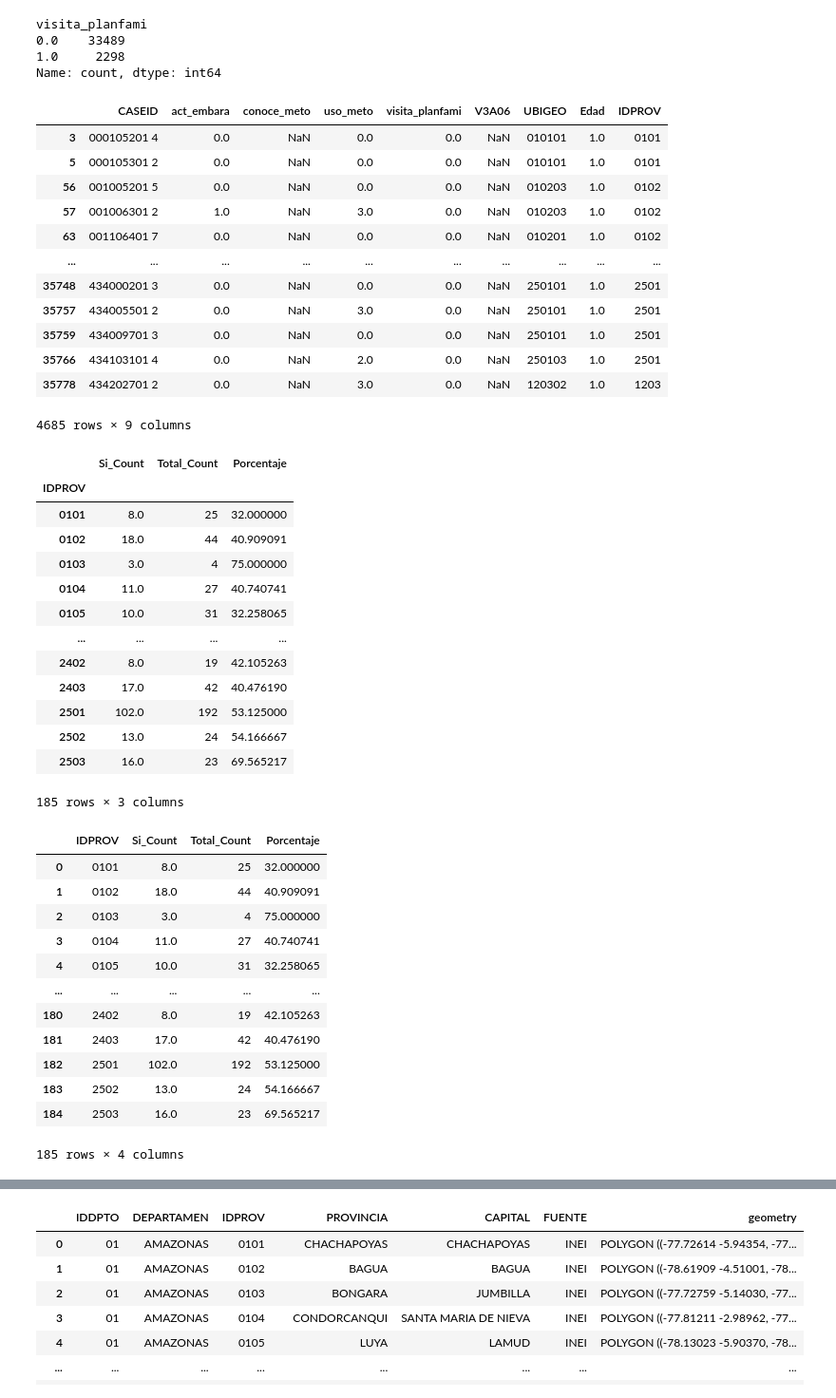
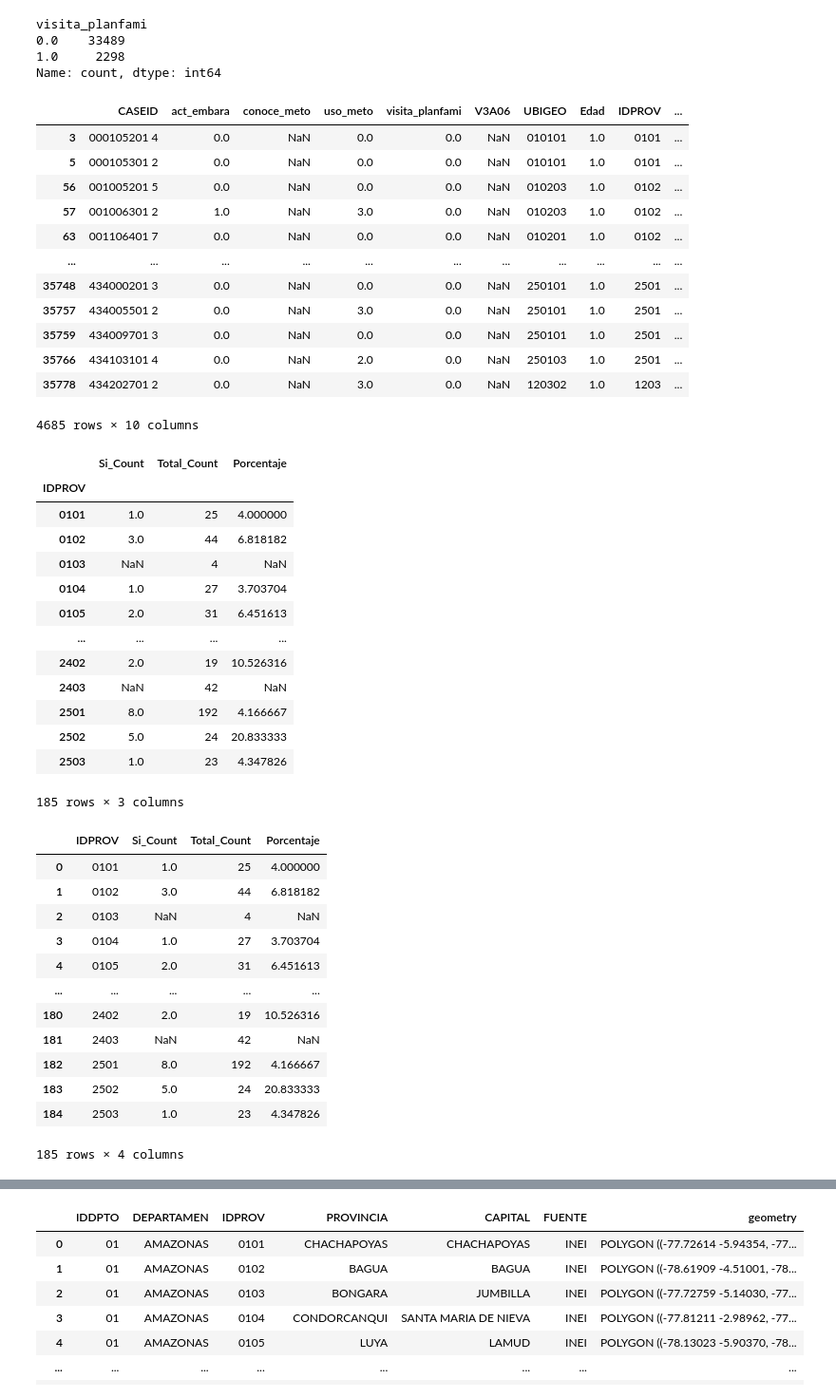
Before and after one commit to Proyecto-Magallanes/Dashboard, a Jupyter notebook: ENDES_ Limpieza.ipynb, the cells around one changed output, grey strips where cells are left out. Shown at 95% size. Saved outputs shown, nothing was run; the diff lists cells and outputs as text; code cells hidden in the pictures.

```diff
--- a/ENDES_ Limpieza.ipynb
+++ b/ENDES_ Limpieza.ipynb
@@ -66,6 +66,7 @@ endes2022
 35787 rows × 8 columns
 # %%
 endes2022['IDPROV'] = endes2022['UBIGEO'].astype(str).str[:4]
+endes2022['IDDPTO'] = endes2022['UBIGEO'].astype(str).str[:2]
 # %%
 nuevos_nombres = {'V213': 'act_embara', 'V301': 'conoce_meto', 'V302': 'uso_meto', 'V393': 'visita_planfami', 'V3A04':'info_meto',
                 'V013': 'Edad'}
@@ -83,48 +84,48 @@ teens = endes2022['Edad']==1
 solo_teens =endes2022[teens]
 solo_teens
 # %% [output]
-|  | CASEID | act_embara | conoce_meto | uso_meto | visita_planfami | V3A06 | UBIGEO | Edad | IDPROV |
-| 3 | 000105201 4 | 0.0 | NaN | 0.0 | 0.0 | NaN | 010101 | 1.0 | 0101 |
-| 5 | 000105301 2 | 0.0 | NaN | 0.0 | 0.0 | NaN | 010101 | 1.0 | 0101 |
-| 56 | 001005201 5 | 0.0 | NaN | 0.0 | 0.0 | NaN | 010203 | 1.0 | 0102 |
-| 57 | 001006301 2 | 1.0 | NaN | 3.0 | 0.0 | NaN | 010203 | 1.0 | 0102 |
-| 63 | 001106401 7 | 0.0 | NaN | 0.0 | 0.0 | NaN | 010201 | 1.0 | 0102 |
-| ... | ... | ... | ... | ... | ... | ... | ... | ... | ... |
-| 35748 | 434000201 3 | 0.0 | NaN | 0.0 | 0.0 | NaN | 250101 | 1.0 | 2501 |
-| 35757 | 434005501 2 | 0.0 | NaN | 3.0 | 0.0 | NaN | 250101 | 1.0 | 2501 |
-| 35759 | 434009701 3 | 0.0 | NaN | 0.0 | 0.0 | NaN | 250101 | 1.0 | 2501 |
-| 35766 | 434103101 4 | 0.0 | NaN | 2.0 | 0.0 | NaN | 250103 | 1.0 | 2501 |
-| 35778 | 434202701 2 | 0.0 | NaN | 3.0 | 0.0 | NaN | 120302 | 1.0 | 1203 |
+|  | CASEID | act_embara | conoce_meto | uso_meto | visita_planfami | V3A06 | UBIGEO | Edad | IDPROV | ... |
+| 3 | 000105201 4 | 0.0 | NaN | 0.0 | 0.0 | NaN | 010101 | 1.0 | 0101 | ... |
+| 5 | 000105301 2 | 0.0 | NaN | 0.0 | 0.0 | NaN | 010101 | 1.0 | 0101 | ... |
+| 56 | 001005201 5 | 0.0 | NaN | 0.0 | 0.0 | NaN | 010203 | 1.0 | 0102 | ... |
+| 57 | 001006301 2 | 1.0 | NaN | 3.0 | 0.0 | NaN | 010203 | 1.0 | 0102 | ... |
+| 63 | 001106401 7 | 0.0 | NaN | 0.0 | 0.0 | NaN | 010201 | 1.0 | 0102 | ... |
+| ... | ... | ... | ... | ... | ... | ... | ... | ... | ... | ... |
+| 35748 | 434000201 3 | 0.0 | NaN | 0.0 | 0.0 | NaN | 250101 | 1.0 | 2501 | ... |
+| 35757 | 434005501 2 | 0.0 | NaN | 3.0 | 0.0 | NaN | 250101 | 1.0 | 2501 | ... |
+| 35759 | 434009701 3 | 0.0 | NaN | 0.0 | 0.0 | NaN | 250101 | 1.0 | 2501 | ... |
+| 35766 | 434103101 4 | 0.0 | NaN | 2.0 | 0.0 | NaN | 250103 | 1.0 | 2501 | ... |
+| 35778 | 434202701 2 | 0.0 | NaN | 3.0 | 0.0 | NaN | 120302 | 1.0 | 1203 | ... |
-4685 rows × 9 columns
+4685 rows × 10 columns
 # %%
 solo_teens = solo_teens.copy()
-solo_teens['uso_meto'] = solo_teens['uso_meto'].replace({3: 'Si', 2: 'No', 1: 'Si', 0: 'No'})
+solo_teens['act_embara'] = solo_teens['act_embara'].replace({3: 'Si', 2: 'No', 1: 'Si', 0: 'No'})
 # %%
-si_por_provincia = solo_teens[solo_teens['uso_meto'] == 'Si']['IDPROV'].value_counts()
+si_por_provincia = solo_teens[solo_teens['act_embara'] == 'Si']['IDPROV'].value_counts()
 
 # Obtener el conteo total por provincia
 total_por_provincia = solo_teens['IDPROV'].value_counts()
 
 # Combinar las series en un nuevo DataFrame
 data_prov = pd.DataFrame({'Si_Count': si_por_provincia, 'Total_Count': total_por_provincia})
 
 # Calcular el porcentaje de 'Si' por provincia
 data_prov['Porcentaje'] = (data_prov['Si_Count'] / data_prov['Total_Count']) * 100
 data_prov
 # %% [output]
 |  | Si_Count | Total_Count | Porcentaje |
 | IDPROV |  |  |  |
-| 0101 | 8.0 | 25 | 32.000000 |
-| 0102 | 18.0 | 44 | 40.909091 |
-| 0103 | 3.0 | 4 | 75.000000 |
-| 0104 | 11.0 | 27 | 40.740741 |
-| 0105 | 10.0 | 31 | 32.258065 |
+| 0101 | 1.0 | 25 | 4.000000 |
+| 0102 | 3.0 | 44 | 6.818182 |
+| 0103 | NaN | 4 | NaN |
+| 0104 | 1.0 | 27 | 3.703704 |
+| 0105 | 2.0 | 31 | 6.451613 |
 | ... | ... | ... | ... |
-| 2402 | 8.0 | 19 | 42.105263 |
-| 2403 | 17.0 | 42 | 40.476190 |
-| 2501 | 102.0 | 192 | 53.125000 |
-| 2502 | 13.0 | 24 | 54.166667 |
-| 2503 | 16.0 | 23 | 69.565217 |
+| 2402 | 2.0 | 19 | 10.526316 |
+| 2403 | NaN | 42 | NaN |
+| 2501 | 8.0 | 192 | 4.166667 |
+| 2502 | 5.0 | 24 | 20.833333 |
+| 2503 | 1.0 | 23 | 4.347826 |
 185 rows × 3 columns
 # %%
 data_prov= data_prov.reset_index(drop=False).\
@@ -132,17 +133,17 @@ data_prov= data_prov.reset_index(drop=False).\
 data_prov
 # %% [output]
 |  | IDPROV | Si_Count | Total_Count | Porcentaje |
-| 0 | 0101 | 8.0 | 25 | 32.000000 |
-| 1 | 0102 | 18.0 | 44 | 40.909091 |
-| 2 | 0103 | 3.0 | 4 | 75.000000 |
-| 3 | 0104 | 11.0 | 27 | 40.740741 |
-| 4 | 0105 | 10.0 | 31 | 32.258065 |
+| 0 | 0101 | 1.0 | 25 | 4.000000 |
+| 1 | 0102 | 3.0 | 44 | 6.818182 |
+| 2 | 0103 | NaN | 4 | NaN |
+| 3 | 0104 | 1.0 | 27 | 3.703704 |
+| 4 | 0105 | 2.0 | 31 | 6.451613 |
 | ... | ... | ... | ... | ... |
-| 180 | 2402 | 8.0 | 19 | 42.105263 |
-| 181 | 2403 | 17.0 | 42 | 40.476190 |
-| 182 | 2501 | 102.0 | 192 | 53.125000 |
-| 183 | 2502 | 13.0 | 24 | 54.166667 |
-| 184 | 2503 | 16.0 | 23 | 69.565217 |
+| 180 | 2402 | 2.0 | 19 | 10.526316 |
+| 181 | 2403 | NaN | 42 | NaN |
+| 182 | 2501 | 8.0 | 192 | 4.166667 |
+| 183 | 2502 | 5.0 | 24 | 20.833333 |
+| 184 | 2503 | 1.0 | 23 | 4.347826 |
 185 rows × 4 columns
 # %%
 data_prov = data_prov.fillna(0)
```
Also changed, not shown: parts of 4 cells of this notebook, 1 other file.
